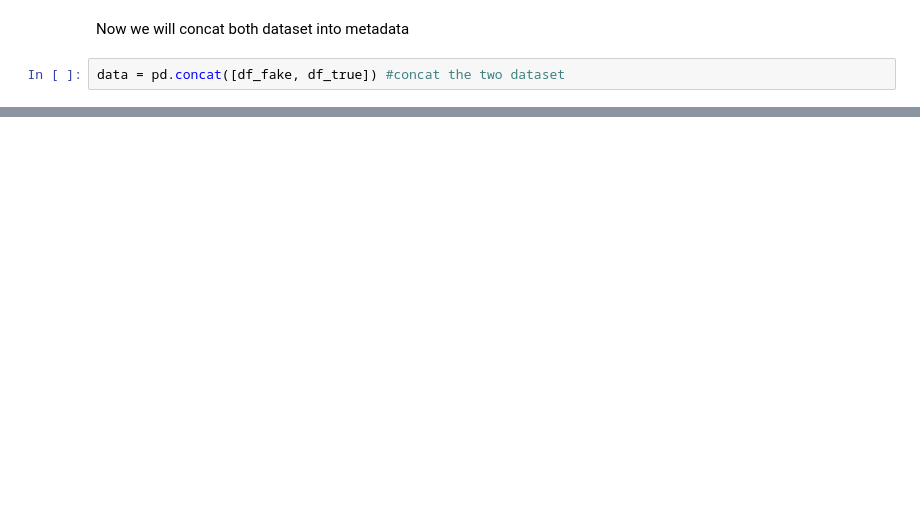
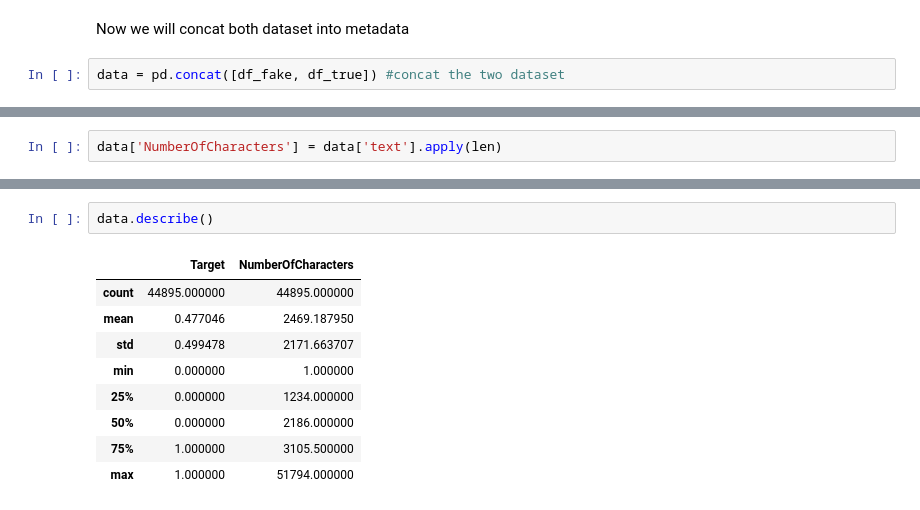
Before and after one commit to Jkhattak/FakeAndRealNews, a Jupyter notebook: main.ipynb, the cells around one changed output, grey strips where cells are left out. Drawn from its saved outputs; the diff is of its cells as text; blank space fills up the shorter version.

```diff
--- a/main.ipynb
+++ b/main.ipynb
@@ -161,0 +201,2 @@ data.shape
+# %%
+data['NumberOfCharacters'] = data['text'].apply(len)
@@ -161,0 +212,12 @@ data.shape
+# %%
+data.describe()
+# %% [output]
+|  | Target | NumberOfCharacters |
+| count | 44895.000000 | 44895.000000 |
+| mean | 0.477046 | 2469.187950 |
+| std | 0.499478 | 2171.663707 |
+| min | 0.000000 | 1.000000 |
+| 25% | 0.000000 | 1234.000000 |
+| 50% | 0.000000 | 2186.000000 |
+| 75% | 1.000000 | 3105.500000 |
+| max | 1.000000 | 51794.000000 |
```
Also changed, not shown: parts of 18 cells of this notebook.
